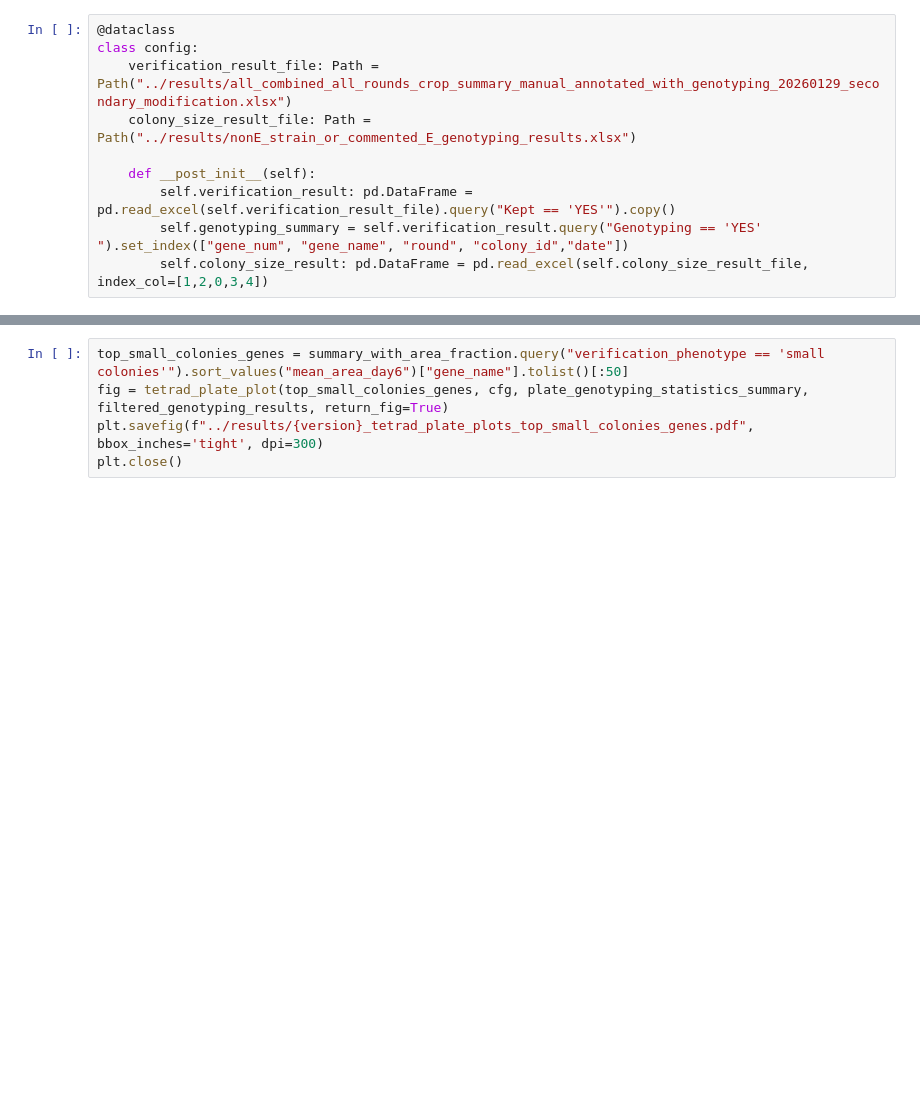
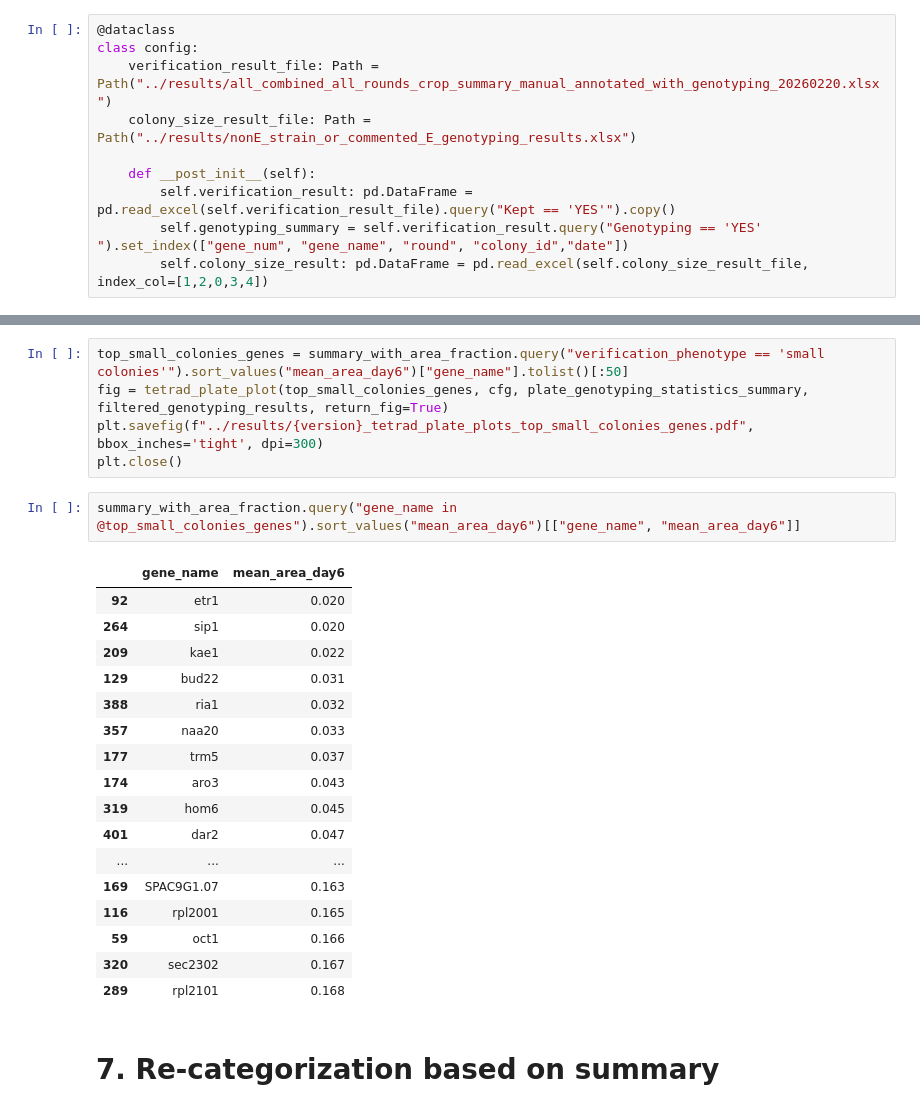
Before and after one commit to Sotdo/DIT_HAP_verification_organization, a Jupyter notebook: notebook/verification_summary.ipynb, the cells around one changed output, grey strips where cells are left out. Saved outputs shown, nothing was run; the diff lists cells and outputs as text; blank space fills up the shorter version.

```diff
--- a/notebook/verification_summary.ipynb
+++ b/notebook/verification_summary.ipynb
@@ -36,7 +38,7 @@ plt.rcParams.update({
 # %%
 @dataclass
 class config:
-    verification_result_file: Path = Path("../results/all_combined_all_rounds_crop_summary_manual_annotated_with_genotyping_20260129_secondary_modification.xlsx")
+    verification_result_file: Path = Path("../results/all_combined_all_rounds_crop_summary_manual_annotated_with_genotyping_20260220.xlsx")
     colony_size_result_file: Path = Path("../results/nonE_strain_or_commented_E_genotyping_results.xlsx")
 
     def __post_init__(self):
@@ -338,3 +344,25 @@ top_small_colonies_genes = summary_with_area_fraction.query("verification_phenot
 fig = tetrad_plate_plot(top_small_colonies_genes, cfg, plate_genotyping_statistics_summary, filtered_genotyping_results, return_fig=True)
 plt.savefig(f"../results/{version}_tetrad_plate_plots_top_small_colonies_genes.pdf", bbox_inches='tight', dpi=300)
 plt.close()
+# %%
+summary_with_area_fraction.query("gene_name in @top_small_colonies_genes").sort_values("mean_area_day6")[["gene_name", "mean_area_day6"]]
+# %% [output]
+|  | gene_name | mean_area_day6 |
+| 92 | etr1 | 0.020 |
+| 264 | sip1 | 0.020 |
+| 209 | kae1 | 0.022 |
+| 129 | bud22 | 0.031 |
+| 388 | ria1 | 0.032 |
+| 357 | naa20 | 0.033 |
+| 177 | trm5 | 0.037 |
+| 174 | aro3 | 0.043 |
+| 319 | hom6 | 0.045 |
+| 401 | dar2 | 0.047 |
+| ... | ... | ... |
+| 169 | SPAC9G1.07 | 0.163 |
+| 116 | rpl2001 | 0.165 |
+| 59 | oct1 | 0.166 |
+| 320 | sec2302 | 0.167 |
+| 289 | rpl2101 | 0.168 |
+# %% [markdown]
+# 7. Re-categorization based on summary
```
Also changed, not shown: parts of 21 cells of this notebook, 1 other file.
